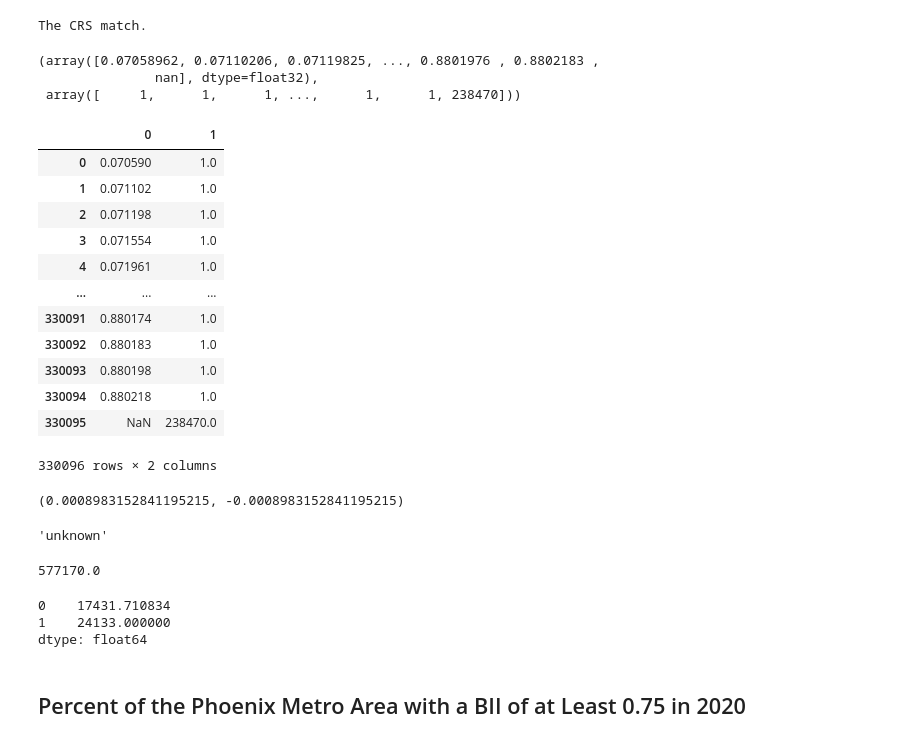
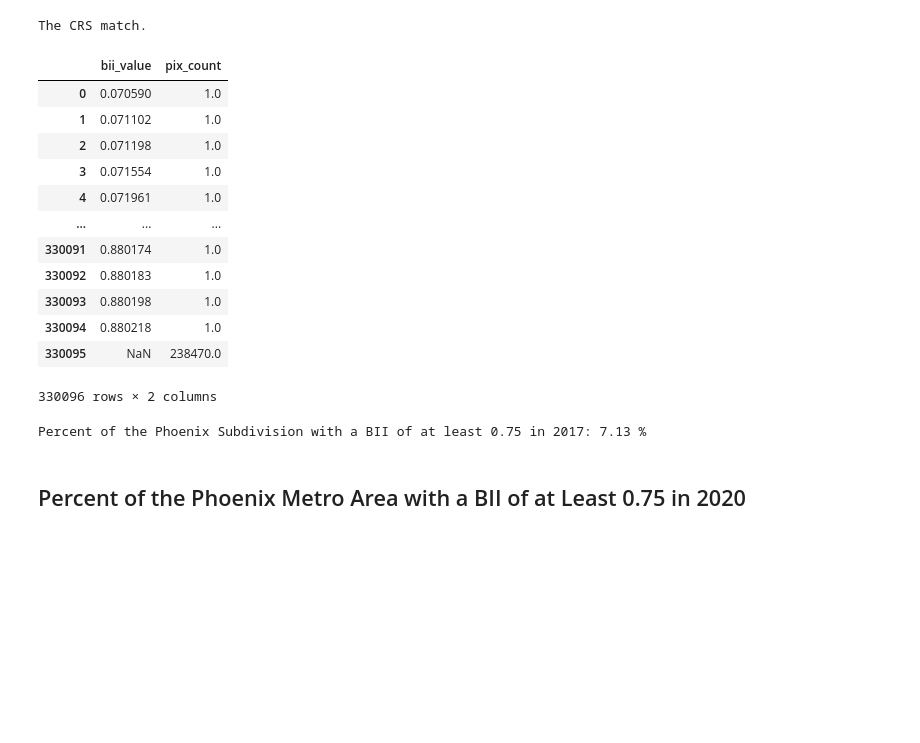
Before and after one commit to rfswick/EDS220-Final-Project, a Jupyter notebook: bii-changes-maricopa-county.ipynb, the cells around one changed output. Cells and saved outputs as stored; diff of their text form; code cells hidden in the pictures; blank space fills up the shorter version.

```diff
--- a/bii-changes-maricopa-county.ipynb
+++ b/bii-changes-maricopa-county.ipynb
@@ -324,56 +324,38 @@ The CRS match.
 clip_step_1 = bii_17.rio.clip_box(*phoenix_subdivision.total_bounds)
 phoenix_17_bii = clip_step_1.rio.clip(phoenix_subdivision.geometry)
 # %%
-np.unique(phoenix_17_bii, return_counts=True)
+# Number of pixels per unique BII value
+# Create data frame
+pix_counts_17 = (pd.DataFrame(np.unique(phoenix_17_bii, return_counts=True))
+                   .transpose()
+                   .rename(columns={0: "bii_value", 1: "pix_count"})
+                )
+pix_counts_17
 # %% [output]
+|  | bii_value | pix_count |
+| 0 | 0.070590 | 1.0 |
+| 1 | 0.071102 | 1.0 |
+| 2 | 0.071198 | 1.0 |
+| 3 | 0.071554 | 1.0 |
+| 4 | 0.071961 | 1.0 |
+| ... | ... | ... |
+| 330091 | 0.880174 | 1.0 |
+| 330092 | 0.880183 | 1.0 |
+| 330093 | 0.880198 | 1.0 |
+| 330094 | 0.880218 | 1.0 |
+| 330095 | NaN | 238470.0 |
-(array([0.07058962, 0.07110206, 0.07119825, ..., 0.8801976 , 0.8802183 ,
-               nan], dtype=float32),
- array([     1,      1,      1, ...,      1,      1, 238470]))
+330096 rows × 2 columns
-# %%
-
-# Create data frame
-pix_counts = (pd.DataFrame(np.unique(phoenix_17_bii, return_counts=True))
-                .transpose()
-                .rename(columns={"0": "bii_value", "1": "count"})
-             )
-
-
-pix_counts
-# %% [output]
-|  | 0 | 1 |
-| 0 | 0.070590 | 1.0 |
-| 1 | 0.071102 | 1.0 |
-| 2 | 0.071198 | 1.0 |
-| 3 | 0.071554 | 1.0 |
-| 4 | 0.071961 | 1.0 |
-| ... | ... | ... |
-| 330091 | 0.880174 | 1.0 |
-| 330092 | 0.880183 | 1.0 |
-| 330093 | 0.880198 | 1.0 |
-| 330094 | 0.880218 | 1.0 |
-| 330095 | NaN | 238470.0 |
-330096 rows × 2 columns
-# %%
-bii_17.rio.resolution()
-# %% [output]
-(0.0008983152841195215, -0.0008983152841195215)
-# %%
-bii_17.rio.crs.linear_units
-# %% [output]
-'unknown'
 # %%
-# I want
-# Total number of pixels in the raster
-pix_counts[1].sum()
+# Total number of pixels in the clipped raster
+total_pixels_17 = pix_counts_17[pix_counts_17['bii_value'] >= 0].pix_count.sum()
+
+# Return the number of pixels that contain bii >= 0.75
+bii_pixels_17 = pix_counts_17[pix_counts_17['bii_value'] >= 0.75].pix_count.sum()
-# %% [output]
-577170.0
 # %%
-# Return the number of pixels that contain bii >= 0.75
-pix_counts[pix_counts[0] >= 0.75].sum()
+percent_17 = (bii_pixels_17/total_pixels_17) * 100
+print("Percent of the Phoenix Subdivision with a BII of at least 0.75 in 2017:", round(percent_17, 2), "%")
 # %% [output]
-0    17431.710834
-1    24133.000000
-dtype: float64
+Percent of the Phoenix Subdivision with a BII of at least 0.75 in 2017: 7.13 %
 # %% [markdown]
 ## Percent of the Phoenix Metro Area with a BII of at Least 0.75 in 2020
 # %%
```
Also changed, not shown: parts of 6 cells of this notebook.
